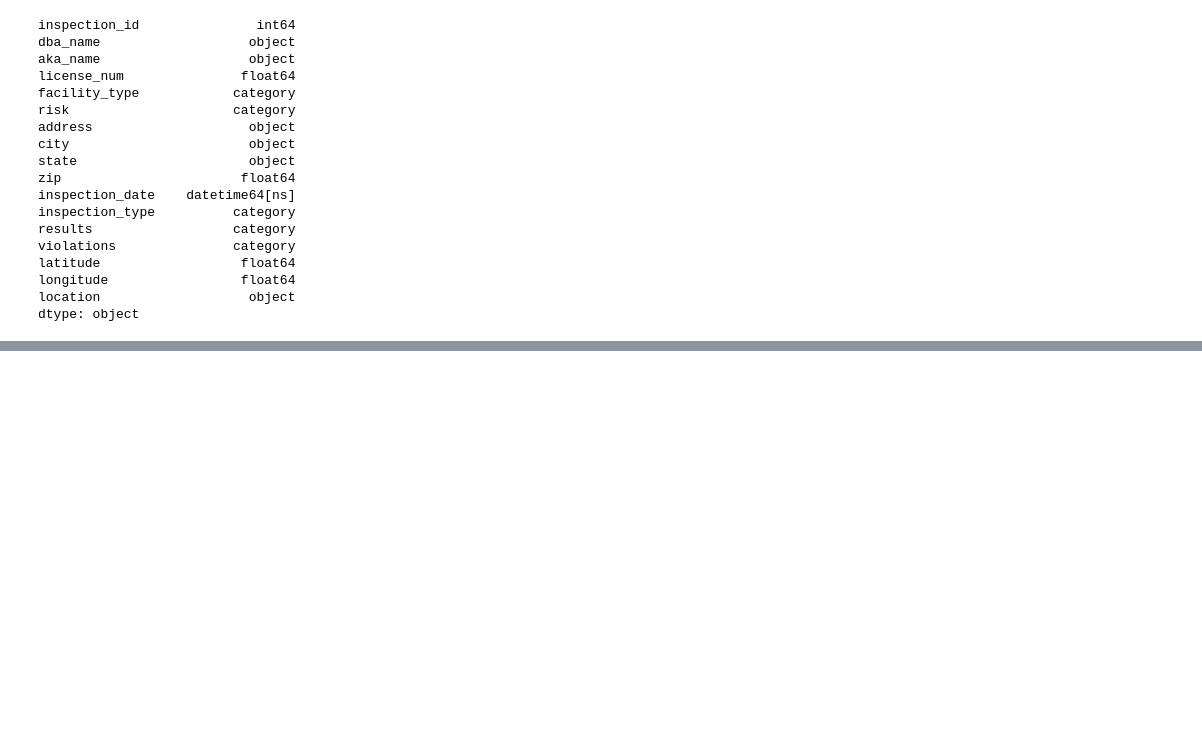
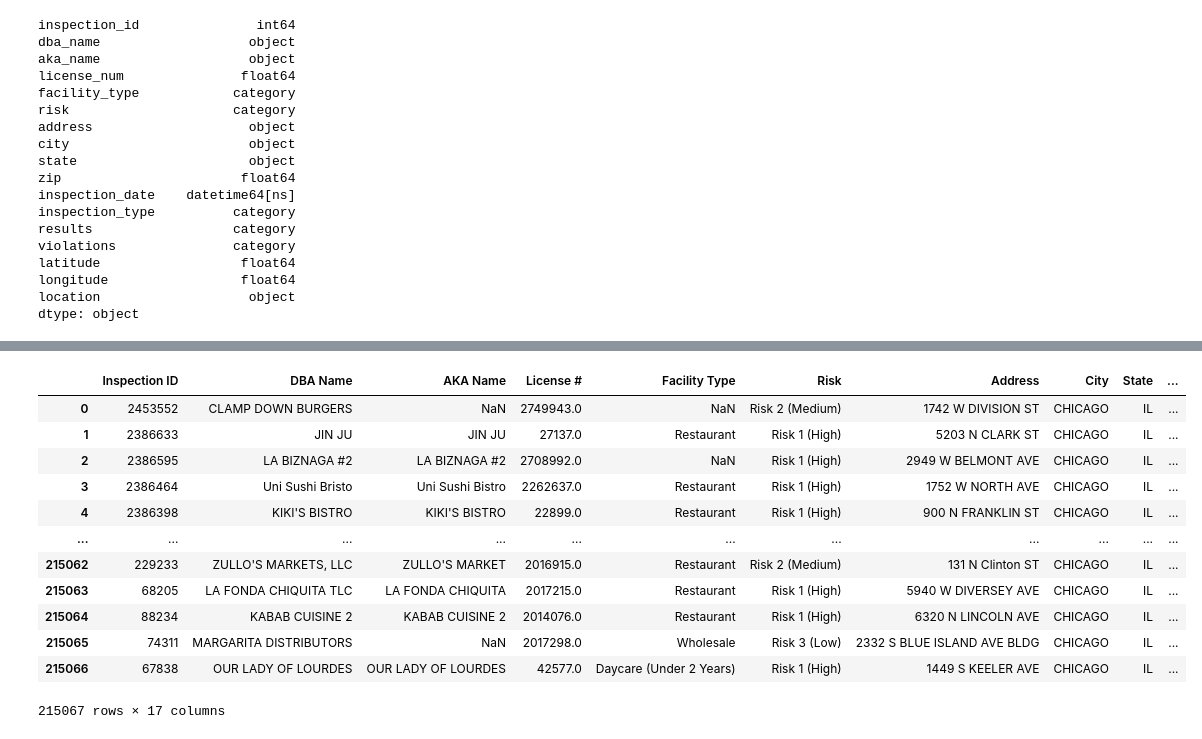
Before and after one commit to jlrzarcor/ITAM-dpa2021, a Jupyter notebook: notebooks/EDA_profiling.ipynb, the cells around one changed output, grey strips where cells are left out. Saved outputs shown, nothing was run; the diff lists cells and outputs as text; code cells hidden in the pictures; blank space fills up the shorter version.

```diff
--- a/notebooks/EDA_profiling.ipynb
+++ b/notebooks/EDA_profiling.ipynb
@@ -184,0 +228,16 @@ fi_data
+# %%
+pd.read_csv('Food_Inspections.csv')
+# %% [output]
+|  | Inspection ID | DBA Name | AKA Name | License # | Facility Type | Risk | Address | City | State | ... |
+| 0 | 2453552 | CLAMP DOWN BURGERS | NaN | 2749943.0 | NaN | Risk 2 (Medium) | 1742 W DIVISION ST | CHICAGO | IL | ... |
+| 1 | 2386633 | JIN JU | JIN JU | 27137.0 | Restaurant | Risk 1 (High) | 5203 N CLARK ST | CHICAGO | IL | ... |
+| 2 | 2386595 | LA BIZNAGA #2 | LA BIZNAGA #2 | 2708992.0 | NaN | Risk 1 (High) | 2949 W BELMONT AVE | CHICAGO | IL | ... |
+| 3 | 2386464 | Uni Sushi Bristo | Uni Sushi Bistro | 2262637.0 | Restaurant | Risk 1 (High) | 1752 W NORTH AVE | CHICAGO | IL | ... |
+| 4 | 2386398 | KIKI'S BISTRO | KIKI'S BISTRO | 22899.0 | Restaurant | Risk 1 (High) | 900 N FRANKLIN ST | CHICAGO | IL | ... |
+| ... | ... | ... | ... | ... | ... | ... | ... | ... | ... | ... |
+| 215062 | 229233 | ZULLO'S MARKETS, LLC | ZULLO'S MARKET | 2016915.0 | Restaurant | Risk 2 (Medium) | 131 N Clinton ST | CHICAGO | IL | ... |
+| 215063 | 68205 | LA FONDA CHIQUITA TLC | LA FONDA CHIQUITA | 2017215.0 | Restaurant | Risk 1 (High) | 5940 W DIVERSEY AVE | CHICAGO | IL | ... |
+| 215064 | 88234 | KABAB CUISINE 2 | KABAB CUISINE 2 | 2014076.0 | Restaurant | Risk 1 (High) | 6320 N LINCOLN AVE | CHICAGO | IL | ... |
+| 215065 | 74311 | MARGARITA DISTRIBUTORS | NaN | 2017298.0 | Wholesale | Risk 3 (Low) | 2332 S BLUE ISLAND AVE BLDG | CHICAGO | IL | ... |
+| 215066 | 67838 | OUR LADY OF LOURDES | OUR LADY OF LOURDES | 42577.0 | Daycare (Under 2 Years) | Risk 1 (High) | 1449 S KEELER AVE | CHICAGO | IL | ... |
+215067 rows × 17 columns
```
Also changed, not shown: parts of 5 cells of this notebook, 8 other files.
